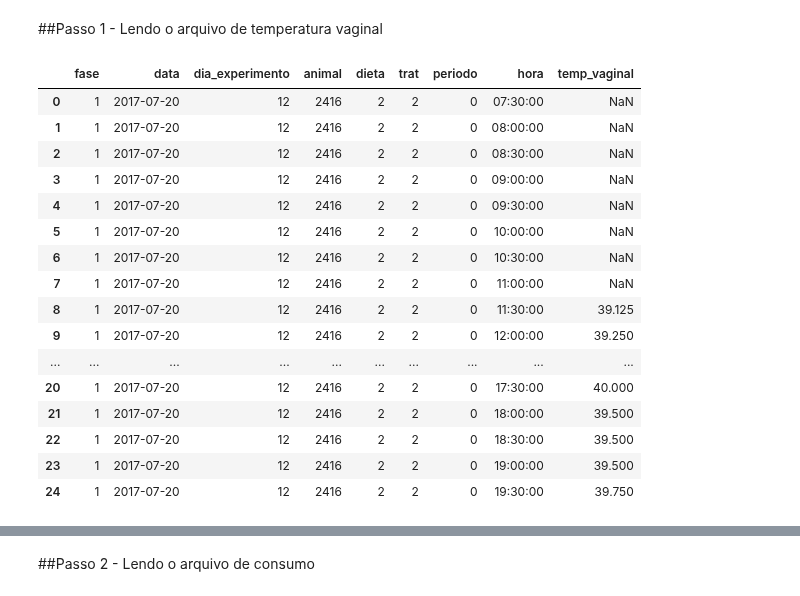
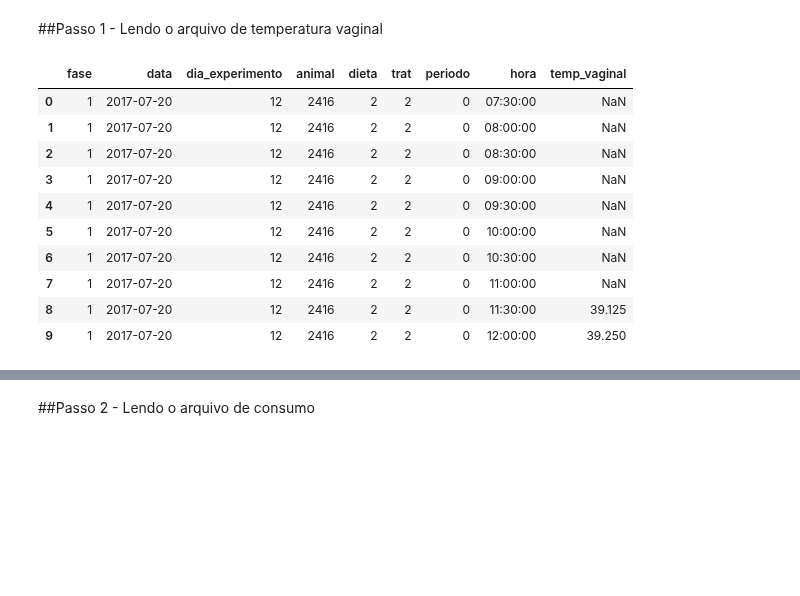
Before and after one commit to InstitutodaVinci3/vancouver, a Jupyter notebook: MedMepNewData.ipynb, the cells around one changed output, grey strips where cells are left out. Saved outputs shown, nothing was run; the diff lists cells and outputs as text; code cells hidden in the pictures; blank space fills up the shorter version.

```diff
--- a/MedMepNewData.ipynb
+++ b/MedMepNewData.ipynb
@@ -45,25 +45,19 @@ drive.mount('/content/drive')
 #tv = pd.read_excel('/content/drive/MyDrive/MedMep/New_Data_ XLSX/TEMPERATURA_VAGINAL.xlsx')
 tv = pd.read_excel(path +'TEMPERATURA_VAGINAL.xlsx', names=["fase", "data", "dia_experimento", "animal", "dieta", "trat", "periodo", "hora", "temp_vaginal"])
 # %%
-tv.head(25)
+tv.head(10)
 # %% [output]
 |  | fase | data | dia_experimento | animal | dieta | trat | periodo | hora | temp_vaginal |
 | 0 | 1 | 2017-07-20 | 12 | 2416 | 2 | 2 | 0 | 07:30:00 | NaN |
 | 1 | 1 | 2017-07-20 | 12 | 2416 | 2 | 2 | 0 | 08:00:00 | NaN |
 | 2 | 1 | 2017-07-20 | 12 | 2416 | 2 | 2 | 0 | 08:30:00 | NaN |
 | 3 | 1 | 2017-07-20 | 12 | 2416 | 2 | 2 | 0 | 09:00:00 | NaN |
 | 4 | 1 | 2017-07-20 | 12 | 2416 | 2 | 2 | 0 | 09:30:00 | NaN |
 | 5 | 1 | 2017-07-20 | 12 | 2416 | 2 | 2 | 0 | 10:00:00 | NaN |
 | 6 | 1 | 2017-07-20 | 12 | 2416 | 2 | 2 | 0 | 10:30:00 | NaN |
 | 7 | 1 | 2017-07-20 | 12 | 2416 | 2 | 2 | 0 | 11:00:00 | NaN |
 | 8 | 1 | 2017-07-20 | 12 | 2416 | 2 | 2 | 0 | 11:30:00 | 39.125 |
 | 9 | 1 | 2017-07-20 | 12 | 2416 | 2 | 2 | 0 | 12:00:00 | 39.250 |
-| ... | ... | ... | ... | ... | ... | ... | ... | ... | ... |
-| 20 | 1 | 2017-07-20 | 12 | 2416 | 2 | 2 | 0 | 17:30:00 | 40.000 |
-| 21 | 1 | 2017-07-20 | 12 | 2416 | 2 | 2 | 0 | 18:00:00 | 39.500 |
-| 22 | 1 | 2017-07-20 | 12 | 2416 | 2 | 2 | 0 | 18:30:00 | 39.500 |
-| 23 | 1 | 2017-07-20 | 12 | 2416 | 2 | 2 | 0 | 19:00:00 | 39.500 |
-| 24 | 1 | 2017-07-20 | 12 | 2416 | 2 | 2 | 0 | 19:30:00 | 39.750 |
 # %%
 tv
 # %% [output]
```
Also changed, not shown: parts of 10 cells of this notebook.
